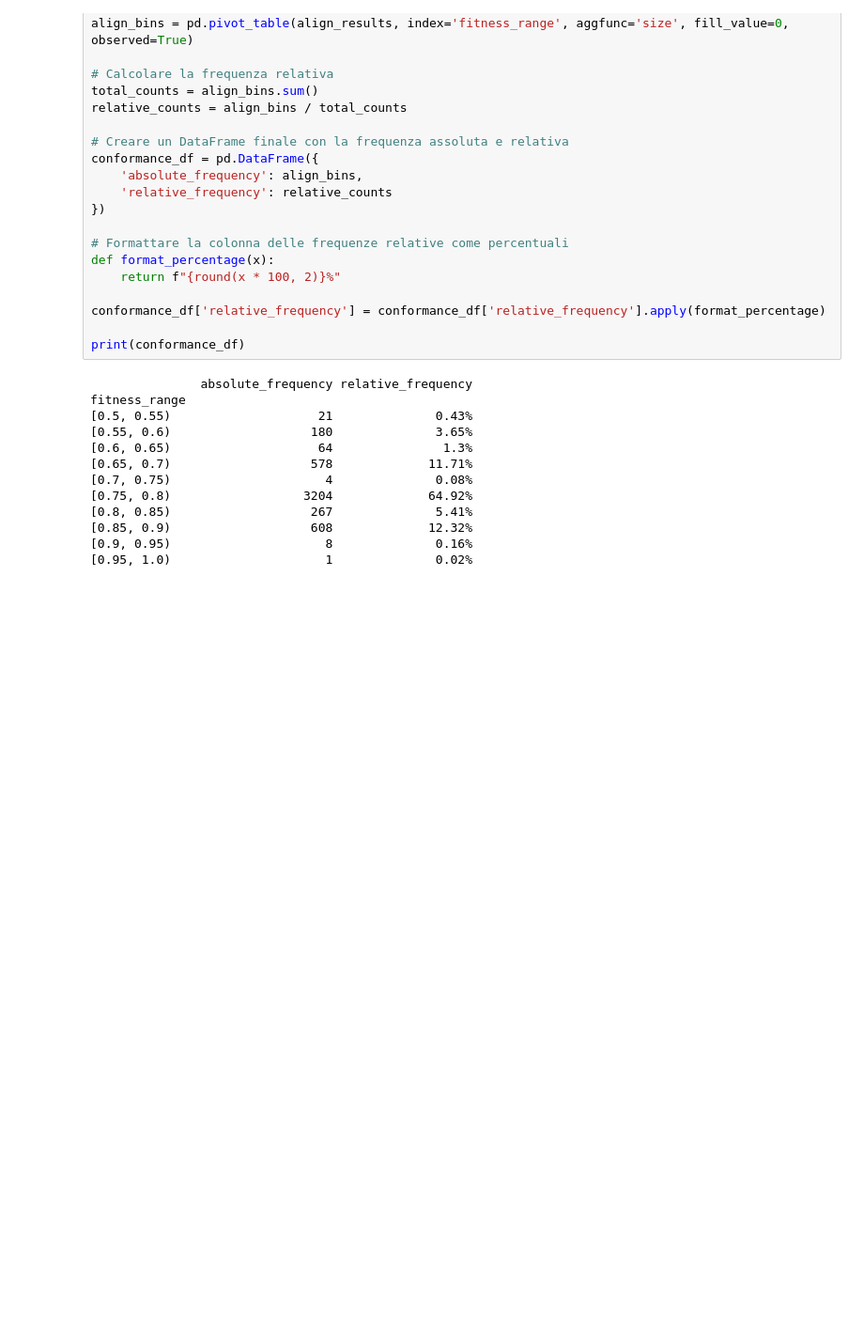
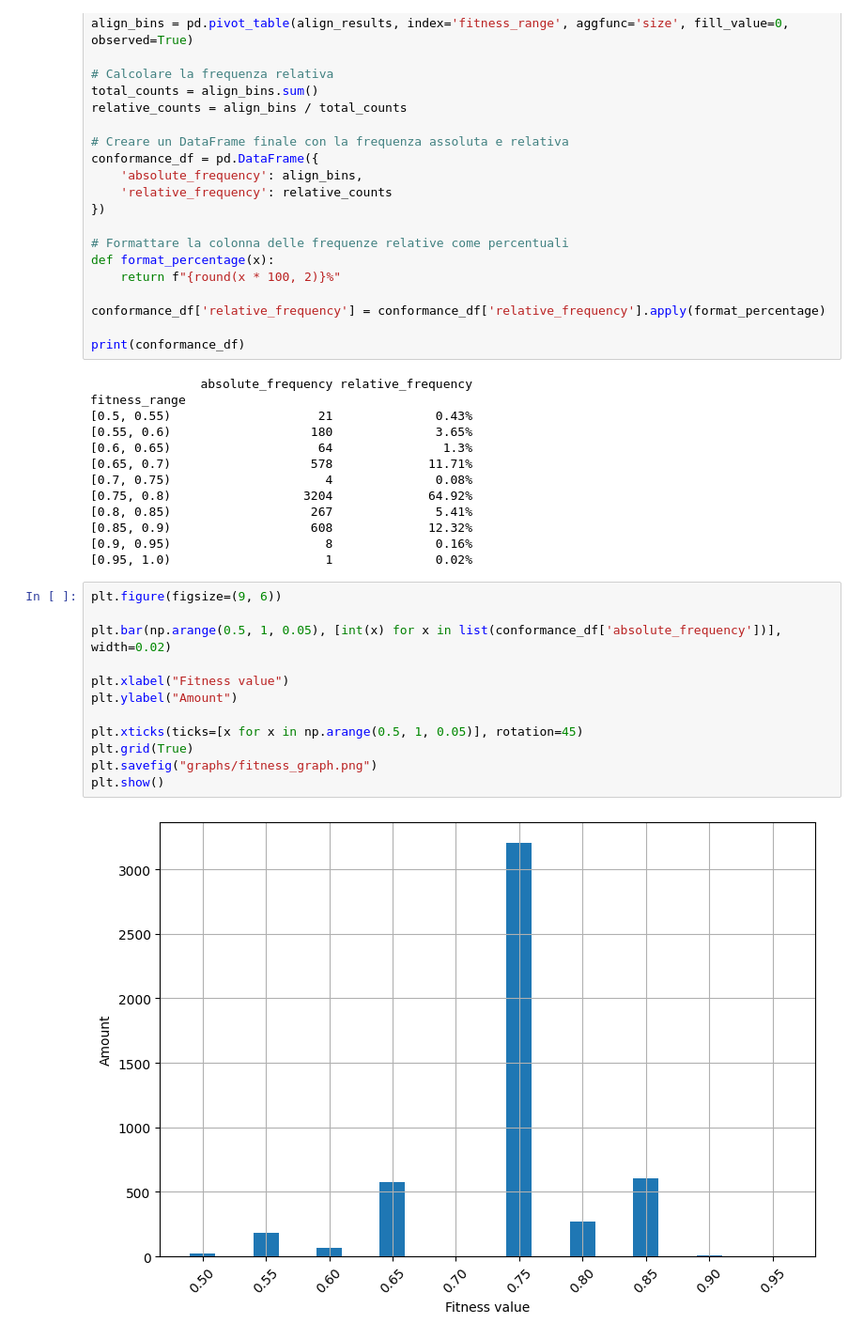
Before and after one commit to PietroArsi/progetto-BIS, a Jupyter notebook: road_traffic.ipynb, the cells around one changed output. Shown at 94% size. Drawn from its saved outputs; the diff is of its cells as text; blank space fills up the shorter version.

```diff
--- a/road_traffic.ipynb
+++ b/road_traffic.ipynb
@@ -876,3 +859,17 @@ fitness_range
 [0.85, 0.9)                   608             12.32%
 [0.9, 0.95)                     8              0.16%
 [0.95, 1.0)                     1              0.02%
+# %%
+plt.figure(figsize=(9, 6))
+
+plt.bar(np.arange(0.5, 1, 0.05), [int(x) for x in list(conformance_df['absolute_frequency'])], width=0.02)
+
+plt.xlabel("Fitness value")
+plt.ylabel("Amount")
+
+plt.xticks(ticks=[x for x in np.arange(0.5, 1, 0.05)], rotation=45)
+plt.grid(True)
+plt.savefig("graphs/fitness_graph.png")
+plt.show()
+# %% [output]
+[figure, added]
```
Also changed, not shown: parts of 15 cells of this notebook, 2 other files.
